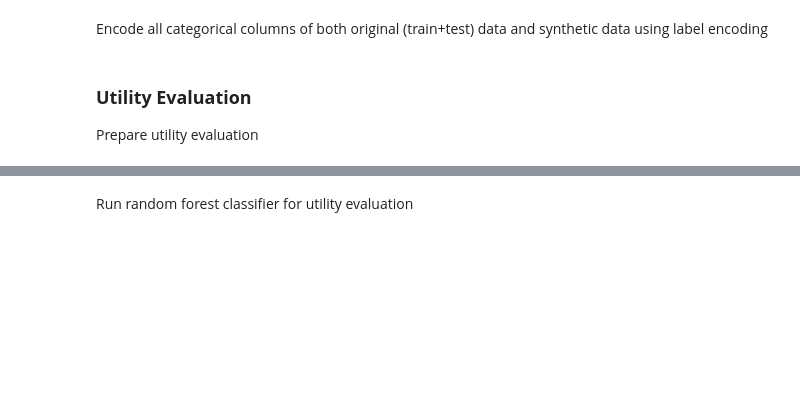
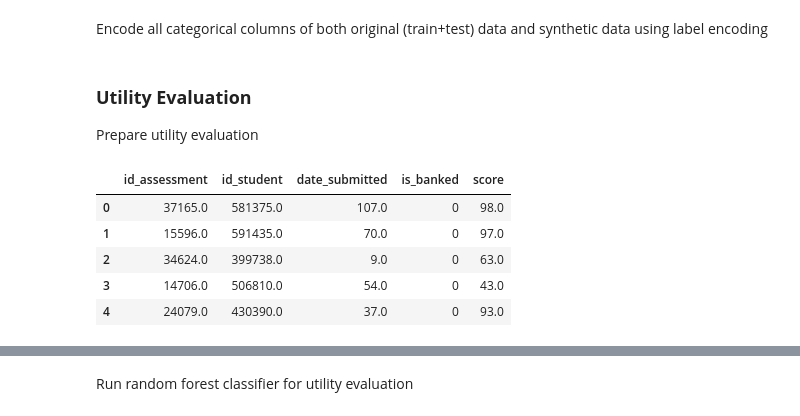
Before and after one commit to toHartel/bt-tobias-hartel, a Jupyter notebook: scripts/dataset_4.ipynb, the cells around one changed output, grey strips where cells are left out. Cells and saved outputs as stored; diff of their text form; code cells hidden in the pictures; blank space fills up the shorter version.

```diff
--- a/scripts/dataset_4.ipynb
+++ b/scripts/dataset_4.ipynb
@@ -146,12 +123,12 @@ Time taken to fit gaussian_copula: 7.02 seconds
 Encode all categorical columns of both original (train+test) data and synthetic data using label encoding
 # %%
 
-synthpop = pd.read_csv("Synthetic_Data/synthpop_samples.csv")
-ds = pd.read_csv("Synthetic_Data/ds_samples.csv")
-tvae = pd.read_csv("Synthetic_Data/tvae_samples.csv")
-gaussian_copula = pd.read_csv("Synthetic_Data/gaussian_samples.csv")
-copula_gan = pd.read_csv("Synthetic_Data/copula_gan_samples.csv")
-ctgan = pd.read_csv("Synthetic_Data/ctgan_samples.csv")
+synthpop = pd.read_csv("Synthetic_Data/Dataset_4/synthpop_samples.csv")
+ds = pd.read_csv("Synthetic_Data/Dataset_4/ds_samples.csv")
+tvae = pd.read_csv("Synthetic_Data/Dataset_4/tvae_samples.csv")
+gaussian_copula = pd.read_csv("Synthetic_Data/Dataset_4/gaussian_samples.csv")
+copula_gan = pd.read_csv("Synthetic_Data/Dataset_4/copula_gan_samples.csv")
+ctgan = pd.read_csv("Synthetic_Data/Dataset_4/ctgan_samples.csv")
 
 label_encoders = {}
 for col in categorical_cols:
@@ -177,0 +151,18 @@ target_col = "score"
+# %%
+models = [synthpop, ds, tvae, gaussian_copula, copula_gan, ctgan]
+model_names = ["synthpop", "ds", "tvae", "gaussian_copula", "copula_gan", "ctgan"]
+target_col = "score"
+
+# for model in models:
+#     model[target_col] = pd.cut(model[target_col], bins=[0, 50, 80, 100], labels=[0, 1, 2])
+
+# train_data[target_col] = pd.cut(train_data[target_col], bins=[0, 50, 80, 100], labels=[0, 1, 2])
+# test_data[target_col] = pd.cut(test_data[target_col], bins=[0, 50, 80, 100], labels=[0, 1, 2])
+ds.head()
+# %% [output]
+|  | id_assessment | id_student | date_submitted | is_banked | score |
+| 0 | 37165.0 | 581375.0 | 107.0 | 0 | 98.0 |
+| 1 | 15596.0 | 591435.0 | 70.0 | 0 | 97.0 |
+| 2 | 34624.0 | 399738.0 | 9.0 | 0 | 63.0 |
+| 3 | 14706.0 | 506810.0 | 54.0 | 0 | 43.0 |
+| 4 | 24079.0 | 430390.0 | 37.0 | 0 | 93.0 |
```
Also changed, not shown: parts of 21 cells of this notebook, 37 other files.
